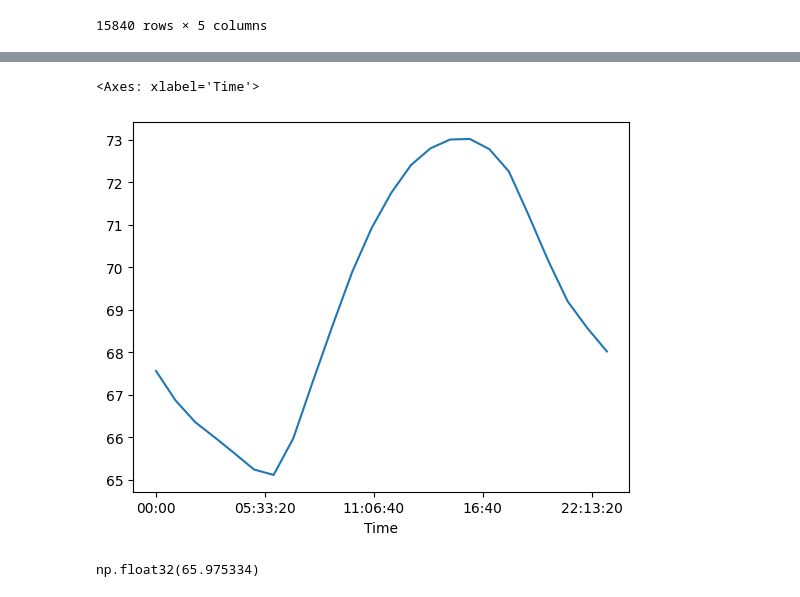
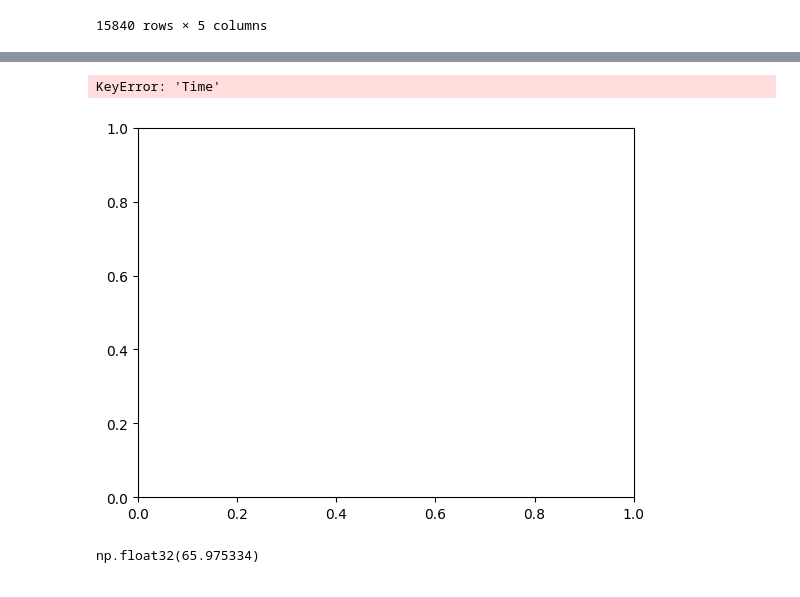
Before and after one commit to AlexB-623/WeatherAnalysisApp, a Jupyter notebook: evaluating_weather_data.ipynb, the cells around one changed output, grey strips where cells are left out. Drawn from its saved outputs; the diff is of its cells as text; code cells hidden in the pictures.

```diff
--- a/evaluating_weather_data.ipynb
+++ b/evaluating_weather_data.ipynb
@@ -82,8 +105,7 @@ summery_plottable = summary['temperature_2m'].drop('count', axis=1)
 # %%
-summery_plottable['mean'].plot()
 # %% [output]
-<Axes: xlabel='Time'>
+KeyError: 'Time'
-[figure, old version]
+[figure, new version]
 # %%
 
 #the first thing we should do is group the data by period of day
```
Also changed, not shown: parts of 9 cells of this notebook, 3 other files.
